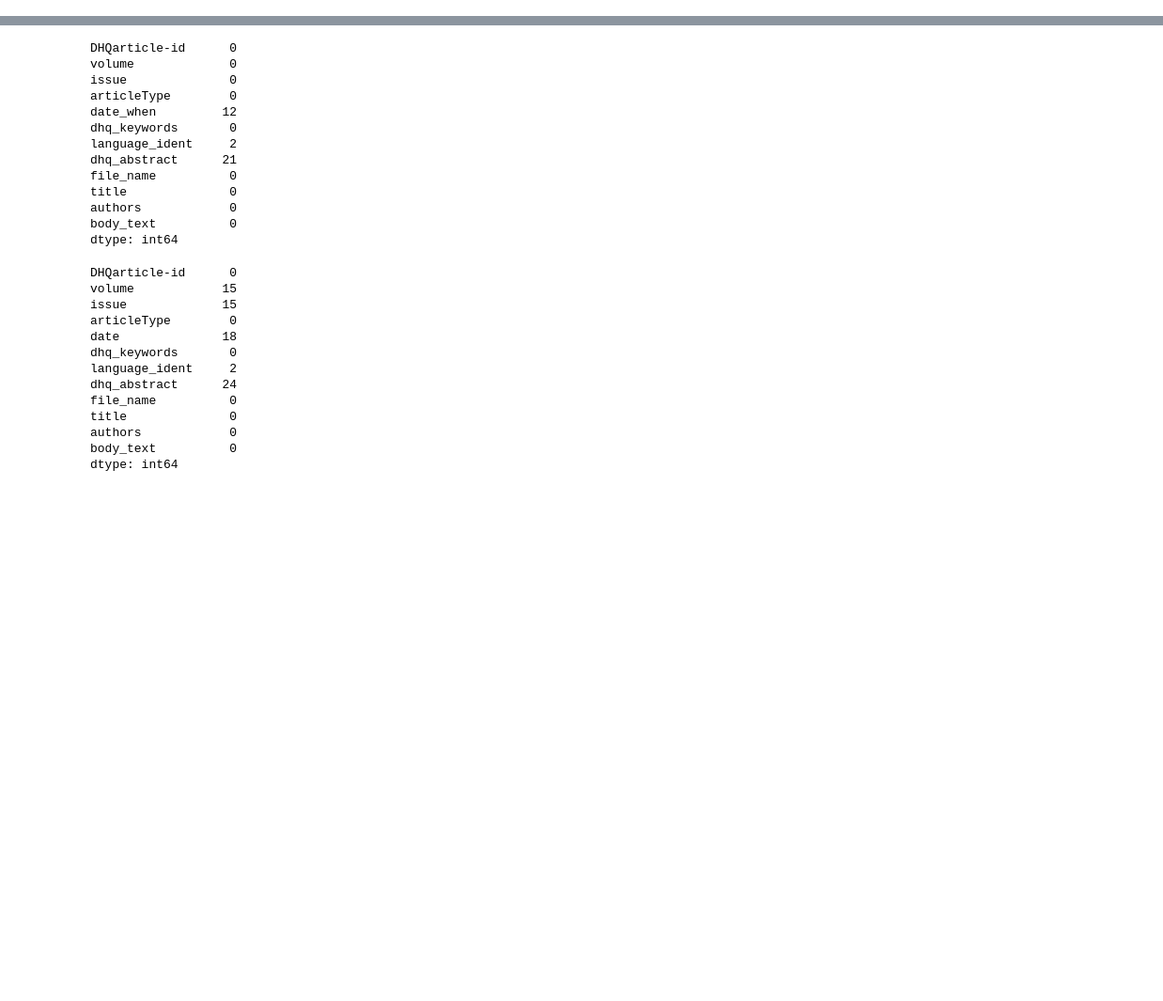
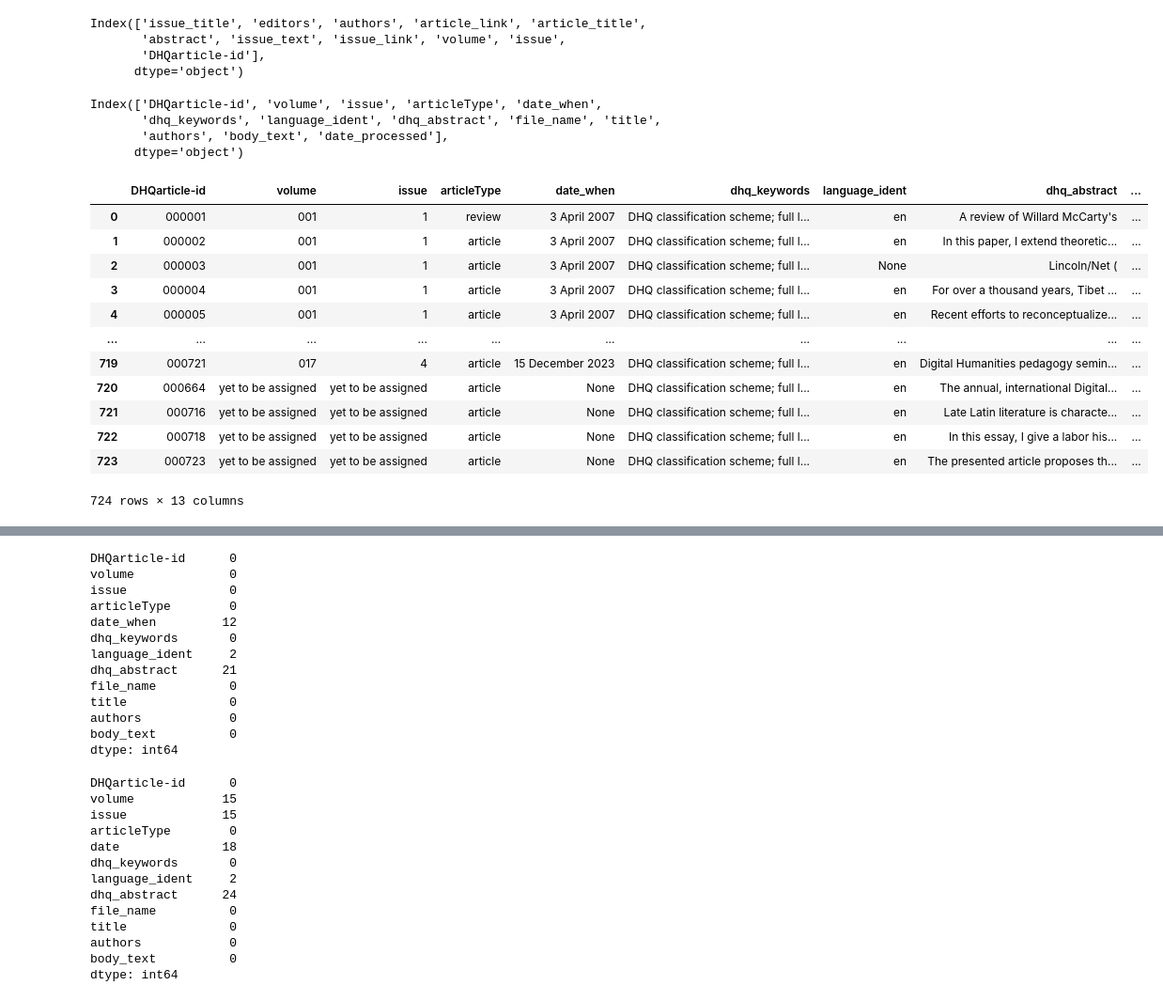
Before and after one commit to ZoeLeBlanc/dhq_scraper, a Jupyter notebook: notebooks/DHQScraperRedo.ipynb, the cells around one changed output, grey strips where cells are left out. Shown: that part at 94% size. Drawn from its saved outputs; the diff is of its cells as text; code cells hidden in the pictures; blank space fills up the shorter version.

```diff
--- a/notebooks/DHQScraperRedo.ipynb
+++ b/notebooks/DHQScraperRedo.ipynb
@@ -166,0 +258,11 @@ df[df['DHQarticle-id'] == "000424"]
+# %%
+test = pd.read_csv("../data/dhq_article_links.csv")
+# %%
+test['volume'] = test.article_link.str.split('vol').str[-1].str.split('/').str[1]
+test['issue'] = test.article_link.str.split('vol').str[-1].str.split('/').str[2]
+test['DHQarticle-id'] = test.article_link.str.split('vol').str[-1].str.split('/').str[3]
+# %%
+pattern = r'.*vol/([^/]*)/([^/]*)/(\d+)/\3\.html'
+test[['volume', 'issue', 'DHQarticle-id']] = test.article_link.str.extract(pattern)
+# %%
+test['DHQarticle-id'] = test['DHQarticle-id'].astype(str)
@@ -166,0 +271,30 @@ df[df['DHQarticle-id'] == "000424"]
+# %%
+test.columns
+# %% [output]
+Index(['issue_title', 'editors', 'authors', 'article_link', 'article_title',
+       'abstract', 'issue_text', 'issue_link', 'volume', 'issue',
+       'DHQarticle-id'],
+      dtype='object')
+# %%
+df.columns
+# %% [output]
+Index(['DHQarticle-id', 'volume', 'issue', 'articleType', 'date_when',
+       'dhq_keywords', 'language_ident', 'dhq_abstract', 'file_name', 'title',
+       'authors', 'body_text', 'date_processed'],
+      dtype='object')
+# %%
+df[~df['DHQarticle-id'].isin(test['DHQarticle-id'])]
+# %% [output]
+|  | DHQarticle-id | volume | issue | articleType | date_when | dhq_keywords | language_ident | dhq_abstract | ... |
+| 0 | 000001 | 001 | 1 | review | 3 April 2007 | DHQ classification scheme; full l... | en | A review of Willard McCarty's | ... |
+| 1 | 000002 | 001 | 1 | article | 3 April 2007 | DHQ classification scheme; full l... | en | In this paper, I extend theoretic... | ... |
+| 2 | 000003 | 001 | 1 | article | 3 April 2007 | DHQ classification scheme; full l... | None | Lincoln/Net ( | ... |
+| 3 | 000004 | 001 | 1 | article | 3 April 2007 | DHQ classification scheme; full l... | en | For over a thousand years, Tibet ... | ... |
+| 4 | 000005 | 001 | 1 | article | 3 April 2007 | DHQ classification scheme; full l... | en | Recent efforts to reconceptualize... | ... |
+| ... | ... | ... | ... | ... | ... | ... | ... | ... | ... |
+| 719 | 000721 | 017 | 4 | article | 15 December 2023 | DHQ classification scheme; full l... | en | Digital Humanities pedagogy semin... | ... |
+| 720 | 000664 | yet to be assigned | yet to be assigned | article | None | DHQ classification scheme; full l... | en | The annual, international Digital... | ... |
+| 721 | 000716 | yet to be assigned | yet to be assigned | article | None | DHQ classification scheme; full l... | en | Late Latin literature is characte... | ... |
+| 722 | 000718 | yet to be assigned | yet to be assigned | article | None | DHQ classification scheme; full l... | en | In this essay, I give a labor his... | ... |
+| 723 | 000723 | yet to be assigned | yet to be assigned | article | None | DHQ classification scheme; full l... | en | The presented article proposes th... | ... |
+724 rows × 13 columns
```
Also changed, not shown: parts of 27 cells of this notebook, 10 other files.
